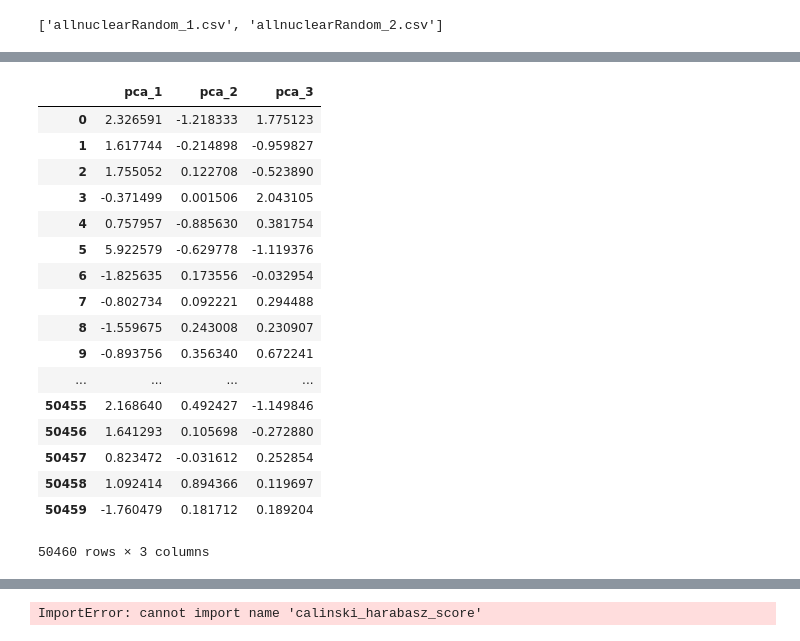
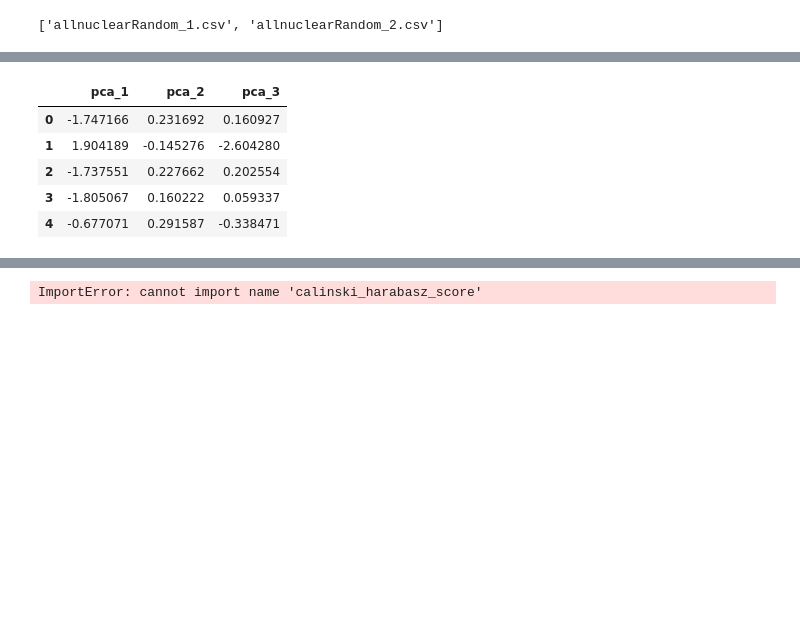
Before and after one commit to JunTheRipper/Social-Web-Mining, a Jupyter notebook: 2.社交媒体数据-切割文本+聚类.ipynb, the cells around one changed output, grey strips where cells are left out. Drawn from its saved outputs; the diff is of its cells as text; code cells hidden in the pictures; blank space fills up the shorter version.

```diff
--- a/2.社交媒体数据-切割文本+聚类.ipynb
+++ b/2.社交媒体数据-切割文本+聚类.ipynb
@@ -132,24 +132,12 @@ X_pca_frame.to_csv("cluster.csv", index=False)
 # %%
-X_pca_frame = pd.read_csv("cluster.csv")
-X_pca_frame
+X_pca_frame = pd.read_csv("PCA-03.csv")
+X_pca_frame.head()
 # %% [output]
 |  | pca_1 | pca_2 | pca_3 |
-| 0 | 2.326591 | -1.218333 | 1.775123 |
-| 1 | 1.617744 | -0.214898 | -0.959827 |
-| 2 | 1.755052 | 0.122708 | -0.523890 |
-| 3 | -0.371499 | 0.001506 | 2.043105 |
-| 4 | 0.757957 | -0.885630 | 0.381754 |
-| 5 | 5.922579 | -0.629778 | -1.119376 |
-| 6 | -1.825635 | 0.173556 | -0.032954 |
-| 7 | -0.802734 | 0.092221 | 0.294488 |
-| 8 | -1.559675 | 0.243008 | 0.230907 |
-| 9 | -0.893756 | 0.356340 | 0.672241 |
-| ... | ... | ... | ... |
-| 50455 | 2.168640 | 0.492427 | -1.149846 |
-| 50456 | 1.641293 | 0.105698 | -0.272880 |
-| 50457 | 0.823472 | -0.031612 | 0.252854 |
-| 50458 | 1.092414 | 0.894366 | 0.119697 |
-| 50459 | -1.760479 | 0.181712 | 0.189204 |
+| 0 | -1.747166 | 0.231692 | 0.160927 |
+| 1 | 1.904189 | -0.145276 | -2.604280 |
+| 2 | -1.737551 | 0.227662 | 0.202554 |
+| 3 | -1.805067 | 0.160222 | 0.059337 |
+| 4 | -0.677071 | 0.291587 | -0.338471 |
-50460 rows × 3 columns
 # %% [markdown]
 轮廓系数可以用来选择合适的聚类数目。根据折线图可直观的找到系数变化幅度最大的点，认为发生畸变幅度最大的点就是最好的聚类数目。
```
Also changed, not shown: parts of 50 cells of this notebook, 16 other files.
